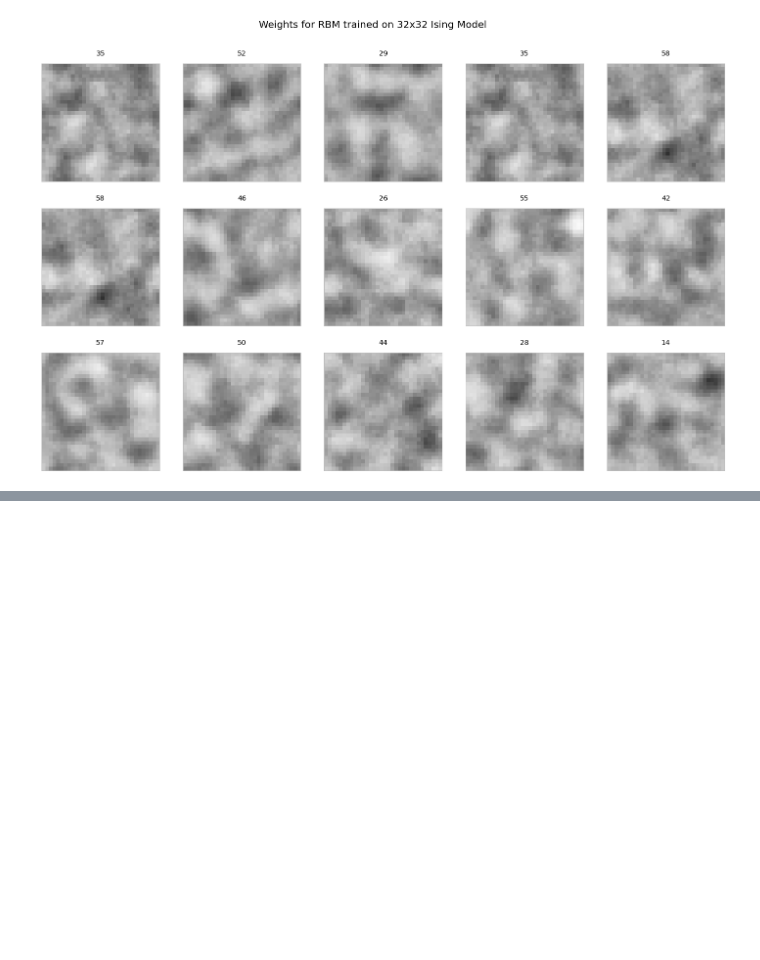
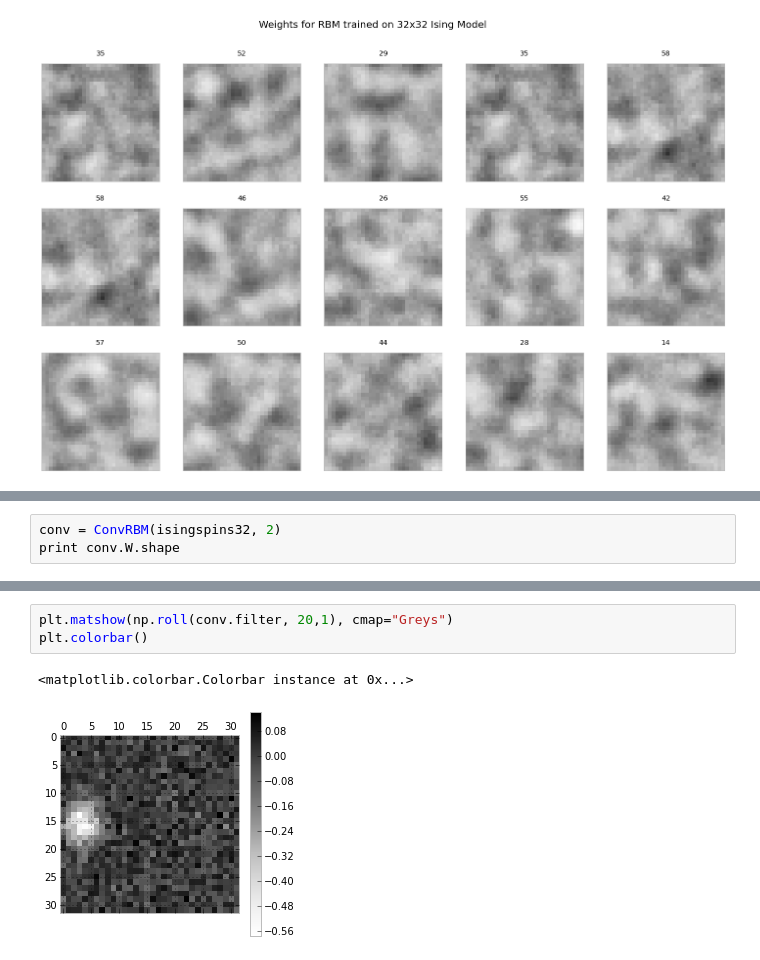
Before and after one commit to colinclement/cudaRBM, a Jupyter notebook: code/python/nbRBM.ipynb, the cells around one changed output, grey strips where cells are left out. Saved outputs shown, nothing was run; the diff lists cells and outputs as text; blank space fills up the shorter version.

```diff
--- a/code/python/nbRBM.ipynb
+++ b/code/python/nbRBM.ipynb
@@ -363,0 +365,3 @@ True
+# %%
+conv = ConvRBM(isingspins32, 2)
+print conv.W.shape
@@ -363,0 +375,6 @@ True
+# %%
+plt.matshow(np.roll(conv.filter, 20,1), cmap="Greys")
+plt.colorbar()
+# %% [output]
+<matplotlib.colorbar.Colorbar instance at 0x...>
+[figure, added]
```
Also changed, not shown: parts of 18 cells of this notebook, 2 other files.
